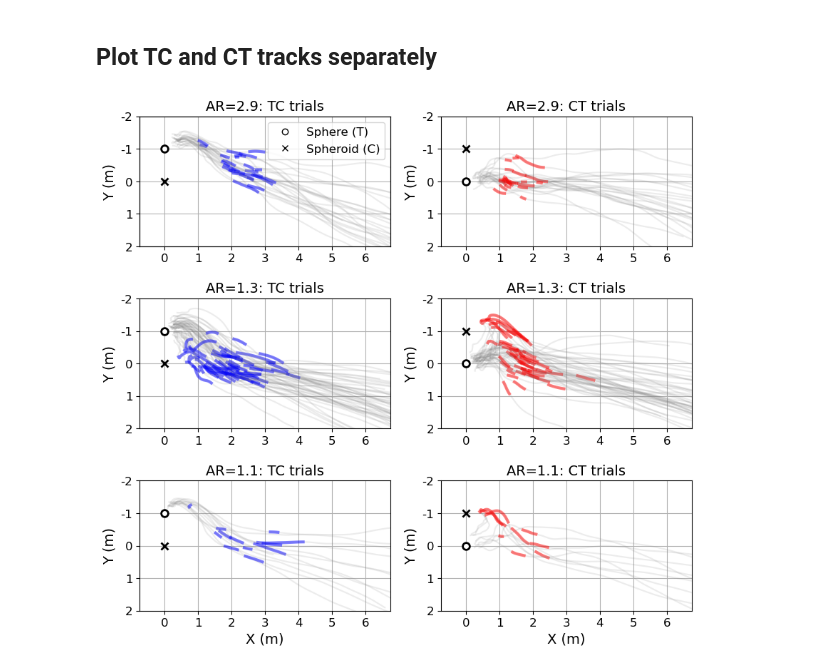
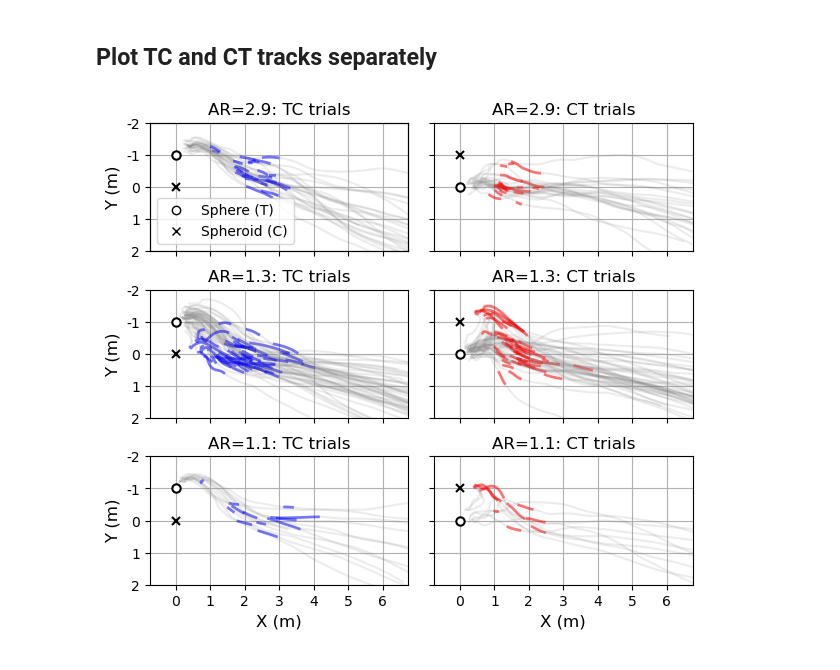
Before and after one commit to leewujung/porpoise_spheroid, a Jupyter notebook: notebooks_proc/fig_last_scan_allAR.ipynb, the cells around one changed output. Saved outputs shown, nothing was run; the diff lists cells and outputs as text; code cells hidden in the pictures.

```diff
--- a/notebooks_proc/fig_last_scan_allAR.ipynb
+++ b/notebooks_proc/fig_last_scan_allAR.ipynb
@@ -361,9 +284,9 @@ AR_NAME = {
     "S": "AR=1.1"
 }
 # %%
-fig, ax_all = plt.subplots(3, 2, figsize=(10, 9), facecolor="w")
+fig, ax_all = plt.subplots(3, 2, figsize=(7, 6), facecolor="w", sharex=True, sharey=True)
 
-plt.subplots_adjust(hspace=0.4)
+plt.subplots_adjust(hspace=0.3, wspace=0.1)
 
 
 
@@ -387,11 +310,11 @@ for sph_seq, sph in enumerate(["L", "M", "S"]):
             color="grey", alpha=0.15
         )
         axx.plot(df_track_ls["DTAG_X"], df_track_ls["DTAG_Y"],
-            color="b", lw=3, alpha=0.5
+            color="b", lw=2, alpha=0.5
         )
-    axx.plot(0, 0, "kx", markeredgewidth=2, markersize=7, lw=1.5)
-    axx.plot(0, -1, "ko", markeredgewidth=2, markersize=7, lw=1.5, markerfacecolor="w")
-    axx.set_title(f"{AR_NAME[sph]}: TC trials", fontsize=14)
+    axx.plot(0, 0, "kx", markeredgewidth=1.5, markersize=6)
+    axx.plot(0, -1, "ko", markeredgewidth=1.5, markersize=6, markerfacecolor="w")
+    axx.set_title(f"{AR_NAME[sph]}: TC trials", fontsize=12)
 
 
 # ======================================
@@ -410,42 +333,44 @@ for sph_seq, sph in enumerate(["L", "M", "S"]):
     for df_track, df_track_ls in zip(df_track_all[f"{sph}_CT"], df_track_ls_all[f"{sph}_CT"]):
         axx.plot(
             df_track[df_track["before_touch"]]["DTAG_X"],
             df_track[df_track["before_touch"]]["DTAG_Y"],
             color="grey", alpha=0.15
         )
         axx.plot(df_track_ls["DTAG_X"], df_track_ls["DTAG_Y"],
-            color="r", lw=3, alpha=0.5
+            color="r", lw=2, alpha=0.5
         )
-    axx.plot(0, 0, "ko", markeredgewidth=2, markersize=7, lw=1.5, markerfacecolor="w")
-    axx.plot(0, -1, "kx", markeredgewidth=2, markersize=7, lw=1.5)
-    axx.set_title(f"{AR_NAME[sph]}: CT trials", fontsize=14)
+    axx.plot(0, 0, "ko", markeredgewidth=1.5, markersize=6, lw=1, markerfacecolor="w")
+    axx.plot(0, -1, "kx", markeredgewidth=1.5, markersize=6, lw=1)
+    axx.set_title(f"{AR_NAME[sph]}: CT trials", fontsize=12)
 
 
 # Add legend for targets
 ax_track_mock = plt.axes(ax_all[0, 0].get_position())
 ax_track_mock.patch.set_alpha(0)
 ax_track_mock.plot(np.nan, np.nan, "ko", label="Sphere (T)", markerfacecolor="w")
 ax_track_mock.plot(np.nan, np.nan, "kx", label="Spheroid (C)")
 ax_track_mock.set_xticks([])
 ax_track_mock.set_yticks([])
-ax_track_mock.legend(fontsize=12, loc="upper right")
+ax_track_mock.legend(fontsize=10, loc="lower left")
 
 
 # Adjust xy-limit of trajetory panels
 for axx in np.hstack((ax_all[:, 0], ax_all[:, 1])):
     axx.set_xticks(np.arange(-1, 9))
-    axx.set_xticklabels(np.arange(-1, 9), fontsize=12)
+    axx.set_xticklabels(np.arange(-1, 9), fontsize=10)
     axx.set_yticks(np.arange(-3, 4))
-    axx.set_yticklabels(np.arange(-3, 4), fontsize=12)
+    axx.set_yticklabels(np.arange(-3, 4), fontsize=10)
     axx.set_ylim(2, -2)
     axx.set_xlim(-0.75, 6.75)
     axx.grid()
-#     axx.set_xlabel("X (m)", fontsize=14)
-    axx.set_ylabel("Y (m)", fontsize=14)
 
-ax_all[2, 0].set_xlabel("X (m)", fontsize=14)
-ax_all[2, 1].set_xlabel("X (m)", fontsize=14)
+for axj in range(2):
+    ax_all[2, axj].set_xlabel("X (m)", fontsize=12)
+for axi in range(3):
+    ax_all[axi, 0].set_ylabel("Y (m)", fontsize=12)
 
 plt.show()
+
+fig.savefig(fig_path / "fig_last_scan_track_allAR.png", dpi=300, bbox_inches="tight")
 # %% [output]
-[figure, old version]
+[figure, new version]
```
Also changed, not shown: parts of 4 cells of this notebook, 7 other files.
